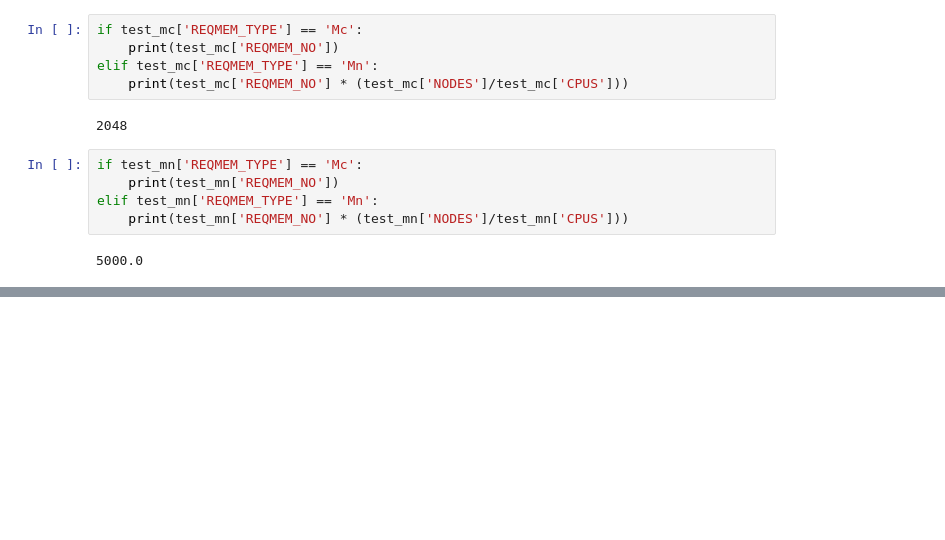
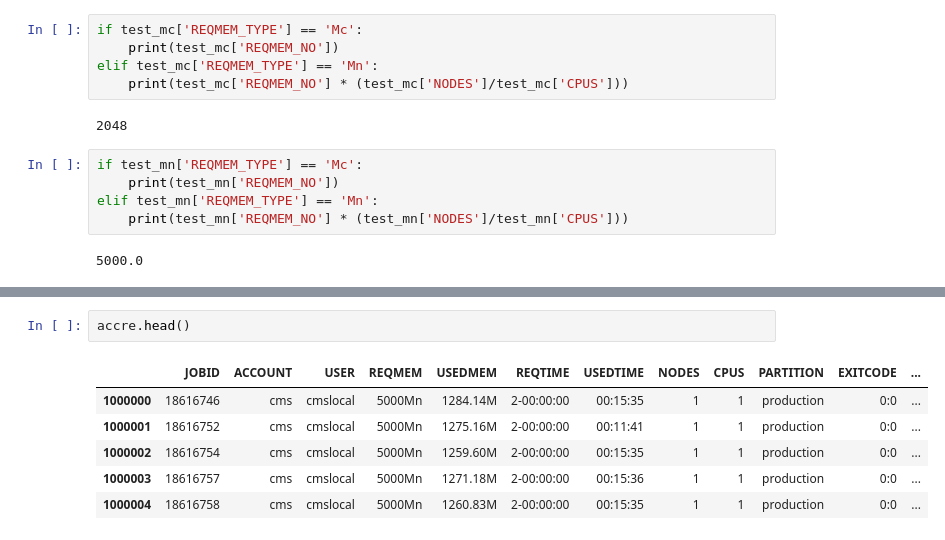
Before and after one commit to nss-data-science-cohort-4/dq2-accre-valkyries, a Jupyter notebook: notebooks/dq2-accre-vai2fc.ipynb, the cells around one changed output, grey strips where cells are left out. Cells and saved outputs as stored; diff of their text form; blank space fills up the shorter version.

```diff
--- a/notebooks/dq2-accre-vai2fc.ipynb
+++ b/notebooks/dq2-accre-vai2fc.ipynb
@@ -245,0 +294,9 @@ memory usage: 22.9+ MB
+# %%
+accre.head()
+# %% [output]
+|  | JOBID | ACCOUNT | USER | REQMEM | USEDMEM | REQTIME | USEDTIME | NODES | CPUS | PARTITION | EXITCODE | ... |
+| 1000000 | 18616746 | cms | cmslocal | 5000Mn | 1284.14M | 2-00:00:00 | 00:15:35 | 1 | 1 | production | 0:0 | ... |
+| 1000001 | 18616752 | cms | cmslocal | 5000Mn | 1275.16M | 2-00:00:00 | 00:11:41 | 1 | 1 | production | 0:0 | ... |
+| 1000002 | 18616754 | cms | cmslocal | 5000Mn | 1259.60M | 2-00:00:00 | 00:15:35 | 1 | 1 | production | 0:0 | ... |
+| 1000003 | 18616757 | cms | cmslocal | 5000Mn | 1271.18M | 2-00:00:00 | 00:15:36 | 1 | 1 | production | 0:0 | ... |
+| 1000004 | 18616758 | cms | cmslocal | 5000Mn | 1260.83M | 2-00:00:00 | 00:15:35 | 1 | 1 | production | 0:0 | ... |
```
Also changed, not shown: parts of 25 cells of this notebook.
